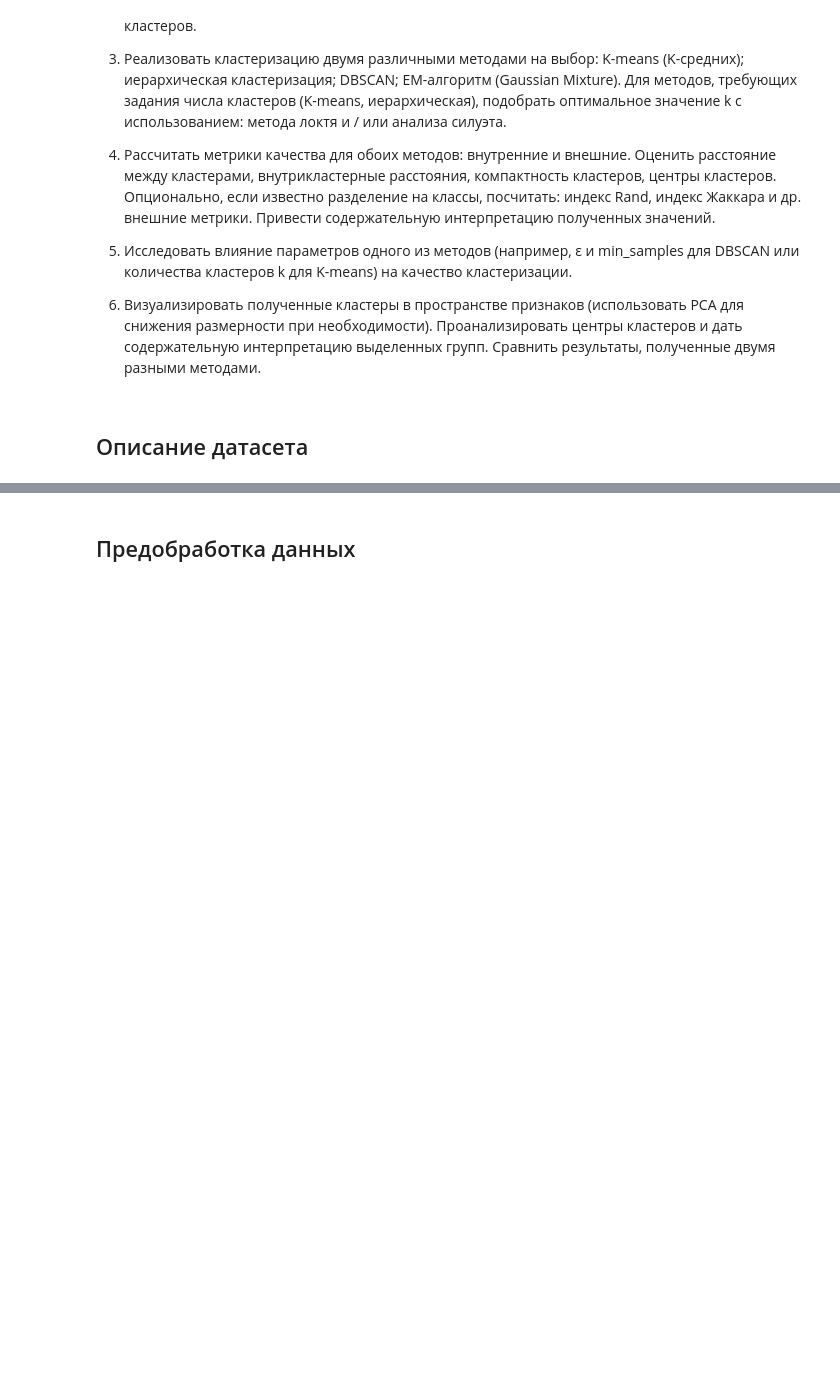
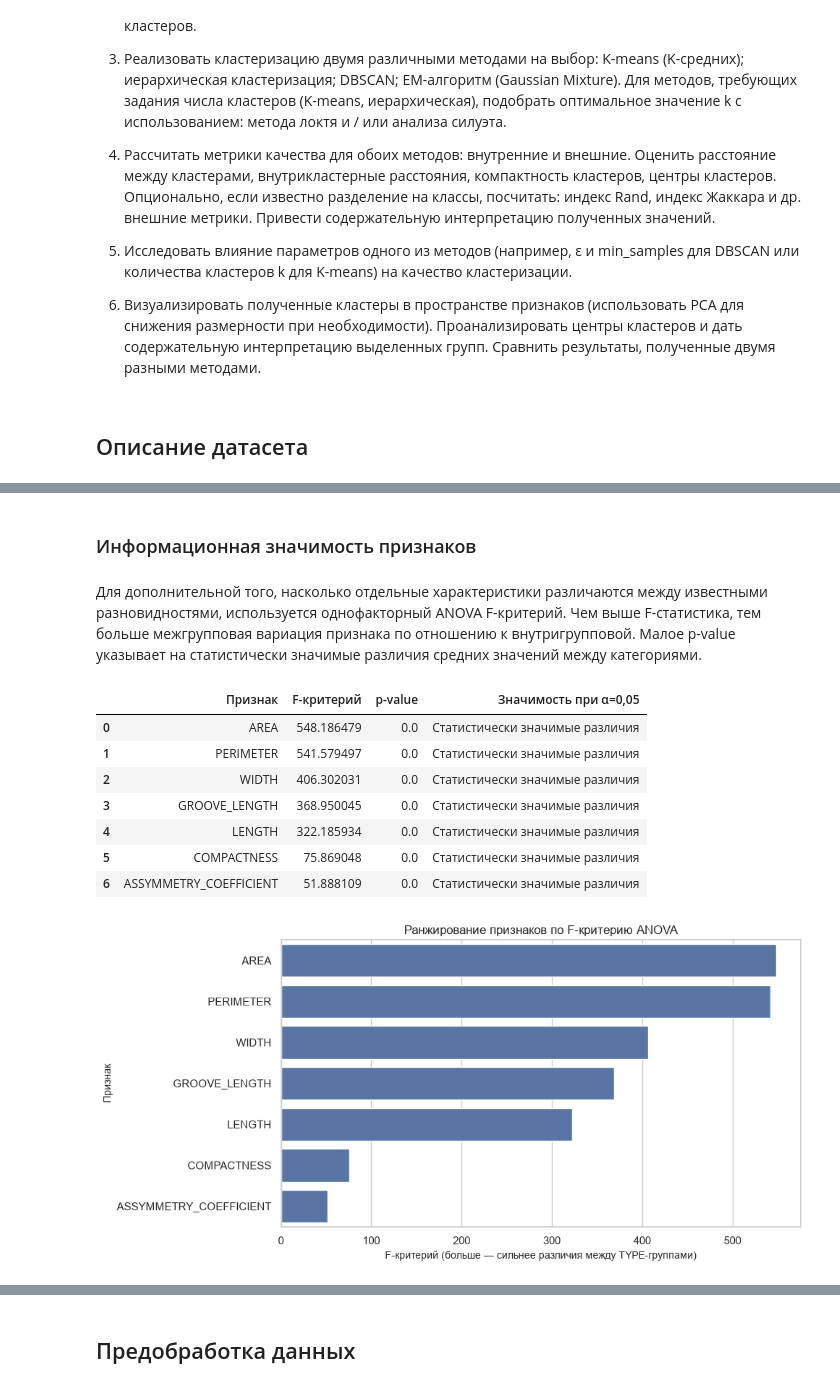
Before and after one commit to violllin/lab3_clustering, a Jupyter notebook: lab3.ipynb, the cells around one changed output, grey strips where cells are left out. Cells and saved outputs as stored; diff of their text form; code cells hidden in the pictures; blank space fills up the shorter version.

```diff
--- a/lab3.ipynb
+++ b/lab3.ipynb
@@ -23,0 +235,33 @@
+# %% [markdown]
+### Информационная значимость признаков
+# %% [markdown]
+Для дополнительной того, насколько отдельные характеристики различаются между известными разновидностями, используется однофакторный ANOVA F-критерий. Чем выше F-статистика, тем больше межгрупповая вариация признака по отношению к внутригрупповой. Малое p-value указывает на статистически значимые различия средних значений между категориями.
+# %%
+f_values, p_values = f_classif(X, y_reference)
+feature_significance = pd.DataFrame({
+    'Признак': FEATURES,
+    'F-критерий': f_values,
+    'p-value': p_values
+}).sort_values('F-критерий', ascending=False).reset_index(drop=True)
+feature_significance['Значимость при α=0,05'] = np.where(
+    feature_significance['p-value'] < 0.05, 'Статистически значимые различия', 'Не выявлены значимые различия'
+)
+display(feature_significance.round(6))
+
+plt.figure(figsize=(10, 5))
+sns.barplot(data=feature_significance, x='F-критерий', y='Признак', color=sns.color_palette()[0])
+plt.title('Ранжирование признаков по F-критерию ANOVA')
+plt.xlabel('F-критерий (больше — сильнее различия между TYPE-группами)')
+plt.ylabel('Признак')
+plt.tight_layout()
+plt.show()
+# %% [output]
+|  | Признак | F-критерий | p-value | Значимость при α=0,05 |
+| 0 | AREA | 548.186479 | 0.0 | Статистически значимые различия |
+| 1 | PERIMETER | 541.579497 | 0.0 | Статистически значимые различия |
+| 2 | WIDTH | 406.302031 | 0.0 | Статистически значимые различия |
+| 3 | GROOVE_LENGTH | 368.950045 | 0.0 | Статистически значимые различия |
+| 4 | LENGTH | 322.185934 | 0.0 | Статистически значимые различия |
+| 5 | COMPACTNESS | 75.869048 | 0.0 | Статистически значимые различия |
+| 6 | ASSYMMETRY_COEFFICIENT | 51.888109 | 0.0 | Статистически значимые различия |
+[figure, added]
```
Also changed, not shown: parts of 13 cells of this notebook, 2 other files.
